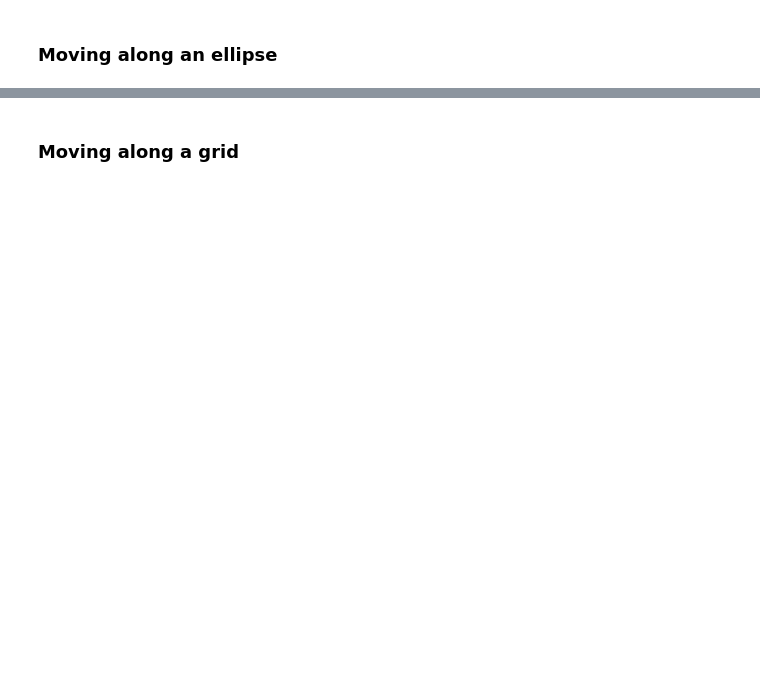
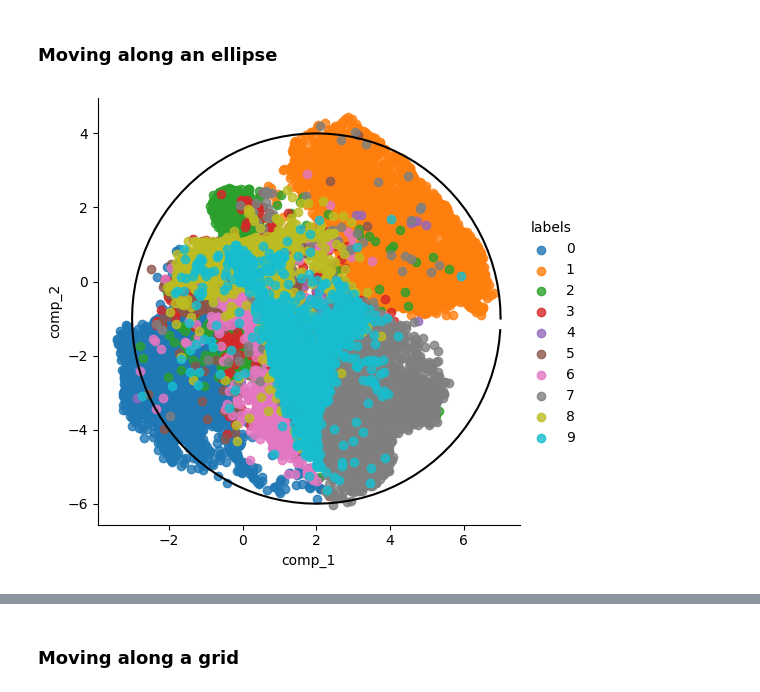
Before and after one commit to JoaoLucasMoraisOrtiz/deeplearning-PG-FEEC, a Jupyter notebook: notebooks_PCs06a13_datasets_IA353_1s2026/PC07_P1_AE_MNIST.ipynb, the cells around one changed output, grey strips where cells are left out. Cells and saved outputs as stored; diff of their text form; code cells hidden in the pictures; blank space fills up the shorter version.

```diff
--- a/notebooks_PCs06a13_datasets_IA353_1s2026/PC07_P1_AE_MNIST.ipynb
+++ b/notebooks_PCs06a13_datasets_IA353_1s2026/PC07_P1_AE_MNIST.ipynb
@@ -148,9 +205,11 @@ for i in range(100):
 ### Moving along an ellipse
 # %%
 _ = sns.lmplot(x = "comp_1", y = "comp_2", hue="labels", data=proj, fit_reg=False)
-all_x = [5 * np.cos(2 * np.pi / 100 * i) + 3 for i in range(100)]
-all_y = [1 * np.sin(2 * np.pi / 100 * i) + 0 for i in range(100)]
+all_x = [5 * np.cos(2 * np.pi / 100 * i) + 2 for i in range(100)]
+all_y = [5 * np.sin(2 * np.pi / 100 * i) + -1 for i in range(100)]
 _ = plt.plot(all_x, all_y, 'black')
+# %% [output]
+[figure, added]
 # %%
 # Moving along an ellipse:
 _ = plt.figure(figsize=(10, 10))
```
Also changed, not shown: parts of 12 cells of this notebook, 1 other file.
